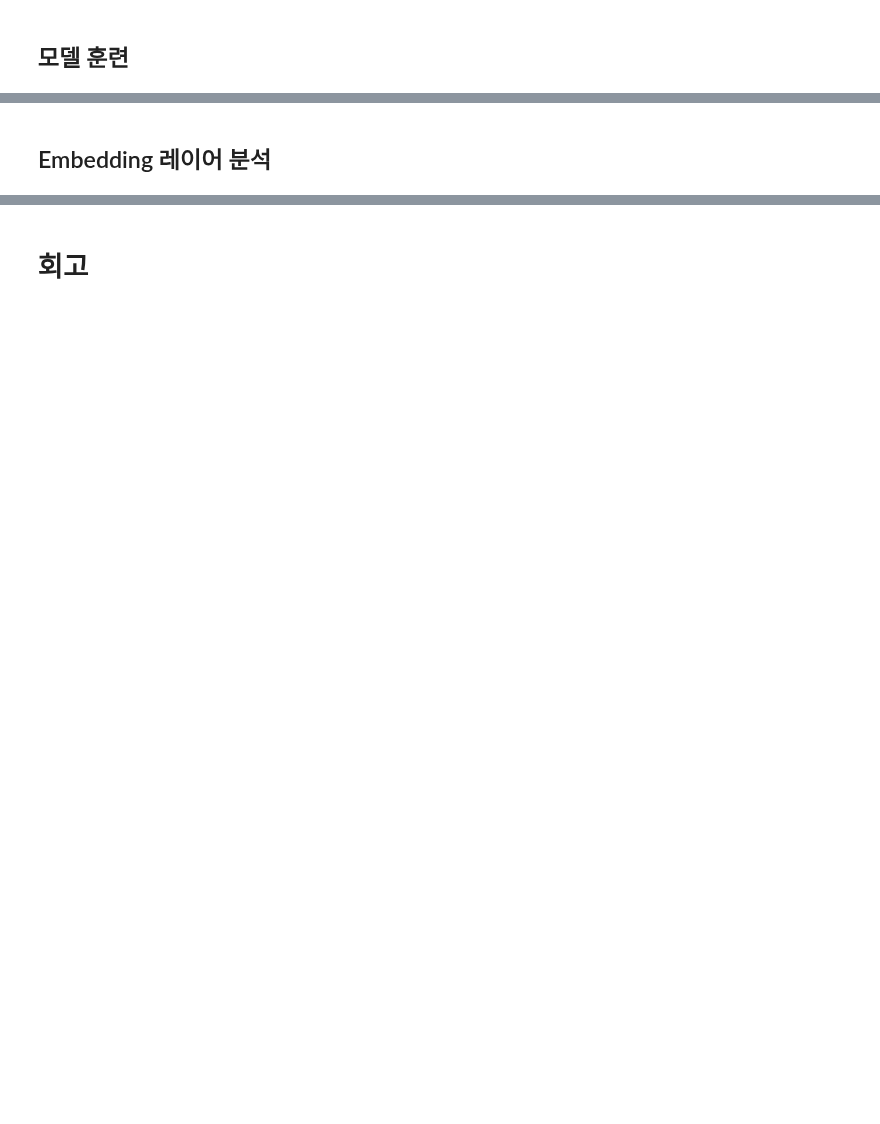
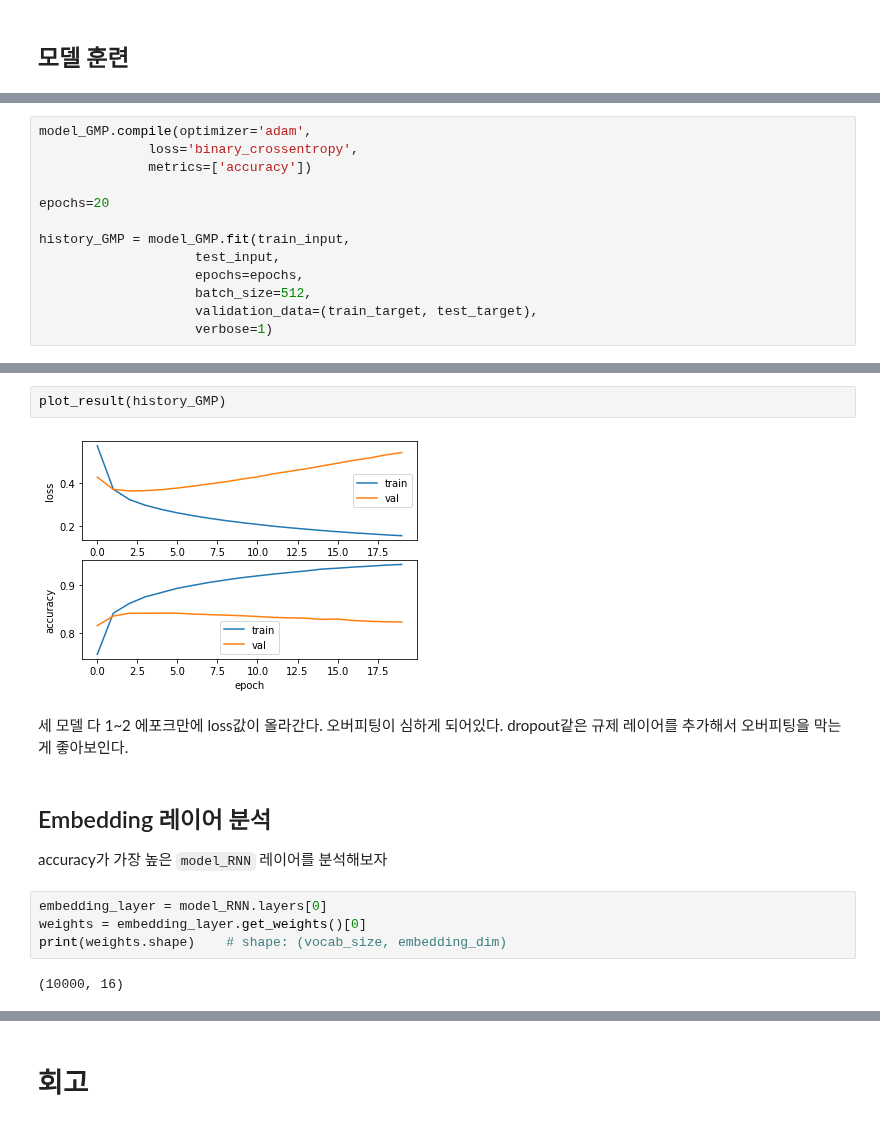
Before and after one commit to cowFarmer/AI_study, a Jupyter notebook: Exploration/E06_movie_review_sentiment_analysis/E06_movie_review_sentiment_analysis.ipynb, the cells around one changed output, grey strips where cells are left out. Drawn from its saved outputs; the diff is of its cells as text; blank space fills up the shorter version.

```diff
--- a/Exploration/E06_movie_review_sentiment_analysis/E06_movie_review_sentiment_analysis.ipynb
+++ b/Exploration/E06_movie_review_sentiment_analysis/E06_movie_review_sentiment_analysis.ipynb
@@ -72,0 +410,13 @@ __3가지 이상 다양하게 구성해보기__
+# %%
+model_GMP.compile(optimizer='adam',
+              loss='binary_crossentropy',
+              metrics=['accuracy'])
+
+epochs=20
+
+history_GMP = model_GMP.fit(train_input,
+                    test_input,
+                    epochs=epochs,
+                    batch_size=512,
+                    validation_data=(train_target, test_target),
+                    verbose=1)
@@ -75,2 +486,15 @@ __3가지 이상 다양하게 구성해보기__
+# %%
+plot_result(history_GMP)
+# %% [output]
+[figure, added]
+# %% [markdown]
+세 모델 다 1~2 에포크만에 loss값이 올라간다. 오버피팅이 심하게 되어있다. dropout같은 규제 레이어를 추가해서 오버피팅을 막는게 좋아보인다.
 # %% [markdown]
 ## Embedding 레이어 분석
+accuracy가 가장 높은 `model_RNN` 레이어를 분석해보자
+# %%
+embedding_layer = model_RNN.layers[0]
+weights = embedding_layer.get_weights()[0]
+print(weights.shape)    # shape: (vocab_size, embedding_dim)
+# %% [output]
+(10000, 16)
```
Also changed, not shown: parts of 62 cells of this notebook.
